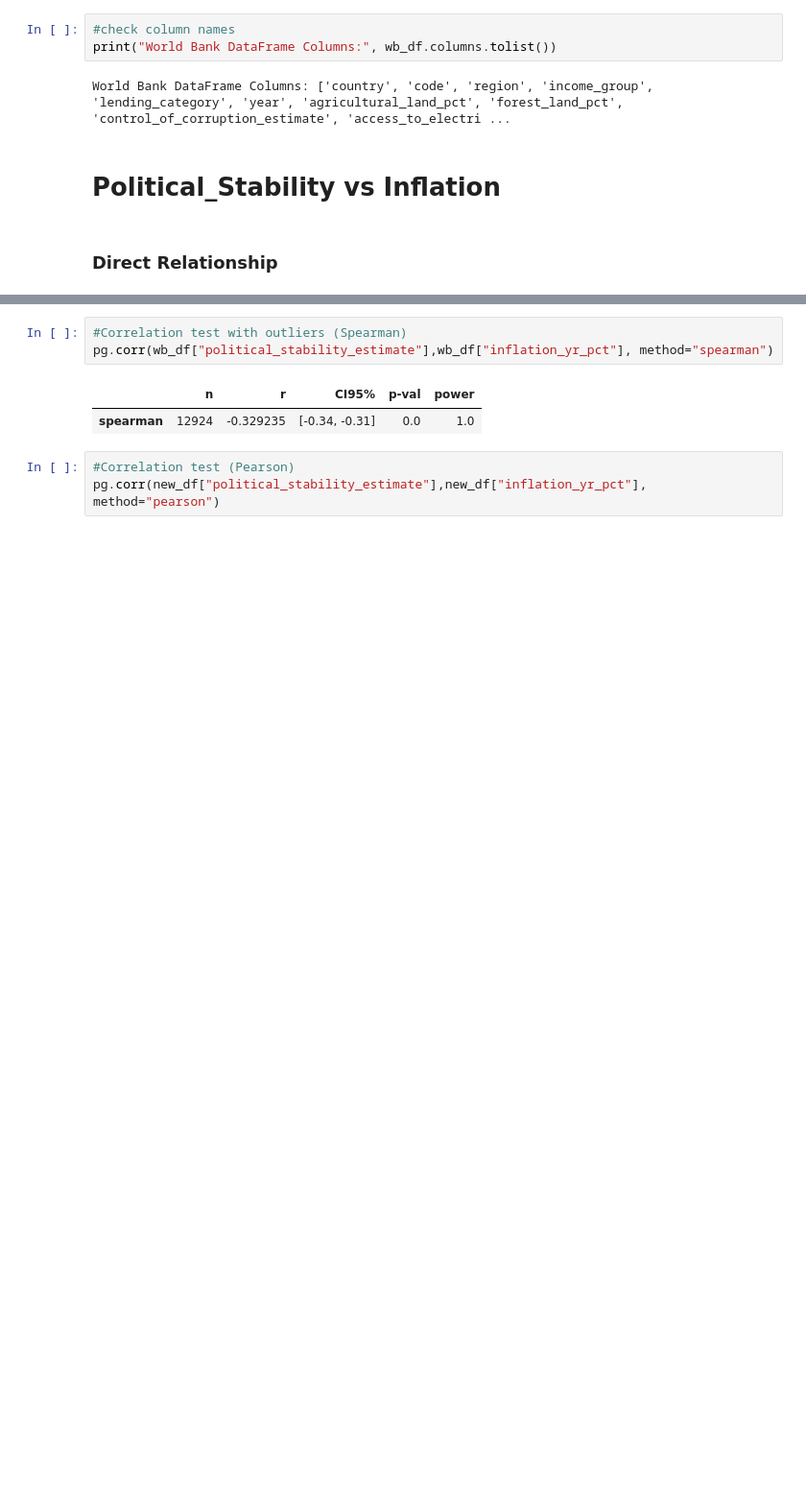
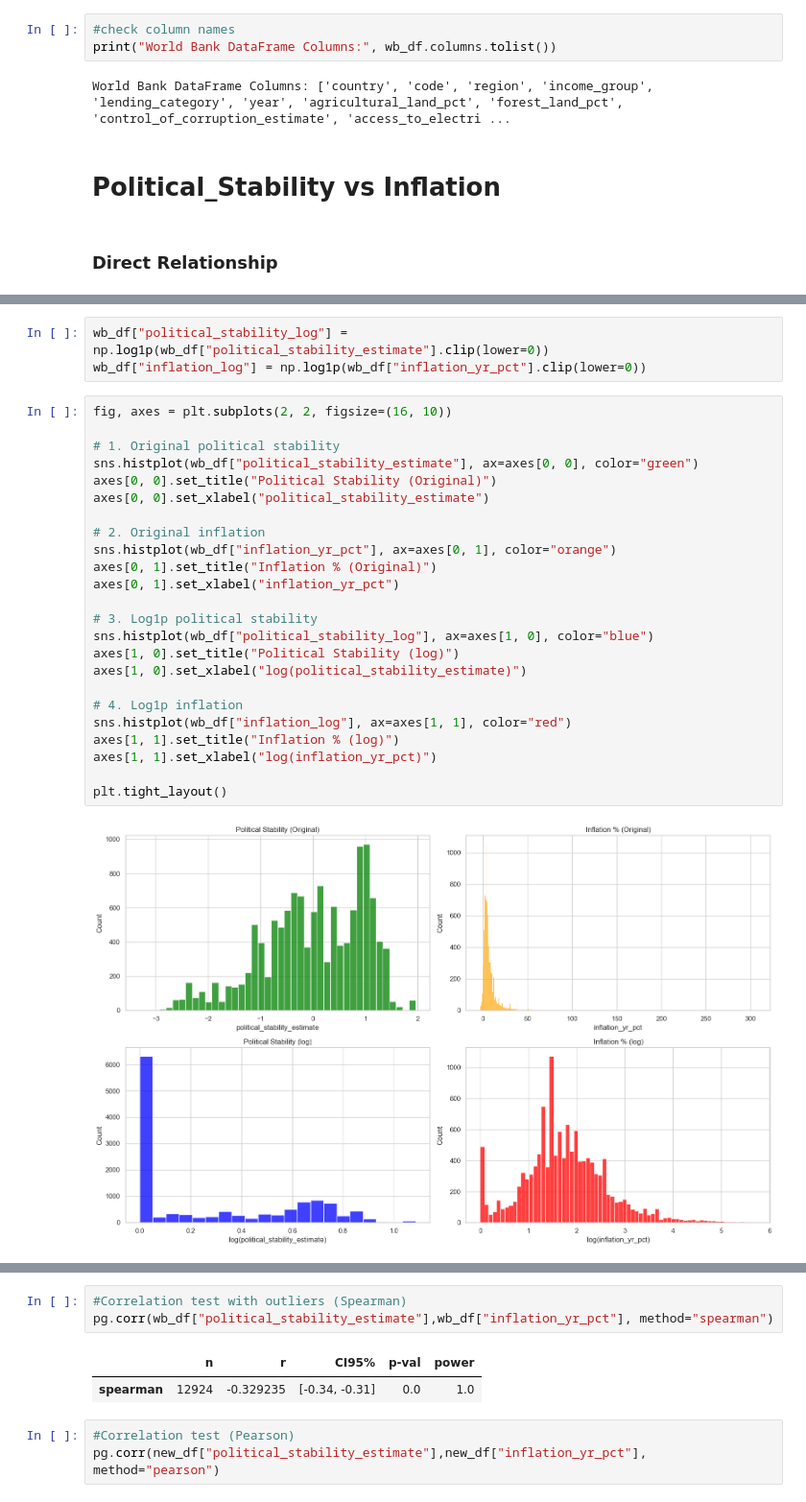
Before and after one commit to StefanFSmid/ASDA_2025_Group_3_Porfolio, a Jupyter notebook: notebooks/week_06_group_3_notebook.ipynb, the cells around one changed output, grey strips where cells are left out. Shown at 96% size. Drawn from its saved outputs; the diff is of its cells as text; blank space fills up the shorter version.

```diff
--- a/notebooks/week_06_group_3_notebook.ipynb
+++ b/notebooks/week_06_group_3_notebook.ipynb
@@ -82,0 +52,29 @@ sns.boxplot(y=new_df["inflation_yr_pct"])
+# %%
+wb_df["political_stability_log"] = np.log1p(wb_df["political_stability_estimate"].clip(lower=0))
+wb_df["inflation_log"] = np.log1p(wb_df["inflation_yr_pct"].clip(lower=0))
+# %%
+fig, axes = plt.subplots(2, 2, figsize=(16, 10))
+
+# 1. Original political stability
+sns.histplot(wb_df["political_stability_estimate"], ax=axes[0, 0], color="green")
+axes[0, 0].set_title("Political Stability (Original)")
+axes[0, 0].set_xlabel("political_stability_estimate")
+
+# 2. Original inflation
+sns.histplot(wb_df["inflation_yr_pct"], ax=axes[0, 1], color="orange")
+axes[0, 1].set_title("Inflation % (Original)")
+axes[0, 1].set_xlabel("inflation_yr_pct")
+
+# 3. Log1p political stability
+sns.histplot(wb_df["political_stability_log"], ax=axes[1, 0], color="blue")
+axes[1, 0].set_title("Political Stability (log)")
+axes[1, 0].set_xlabel("log(political_stability_estimate)")
+
+# 4. Log1p inflation
+sns.histplot(wb_df["inflation_log"], ax=axes[1, 1], color="red")
+axes[1, 1].set_title("Inflation % (log)")
+axes[1, 1].set_xlabel("log(inflation_yr_pct)")
+
+plt.tight_layout()
+# %% [output]
+[figure, added]
```
Also changed, not shown: parts of 21 cells of this notebook, 5 other files.
